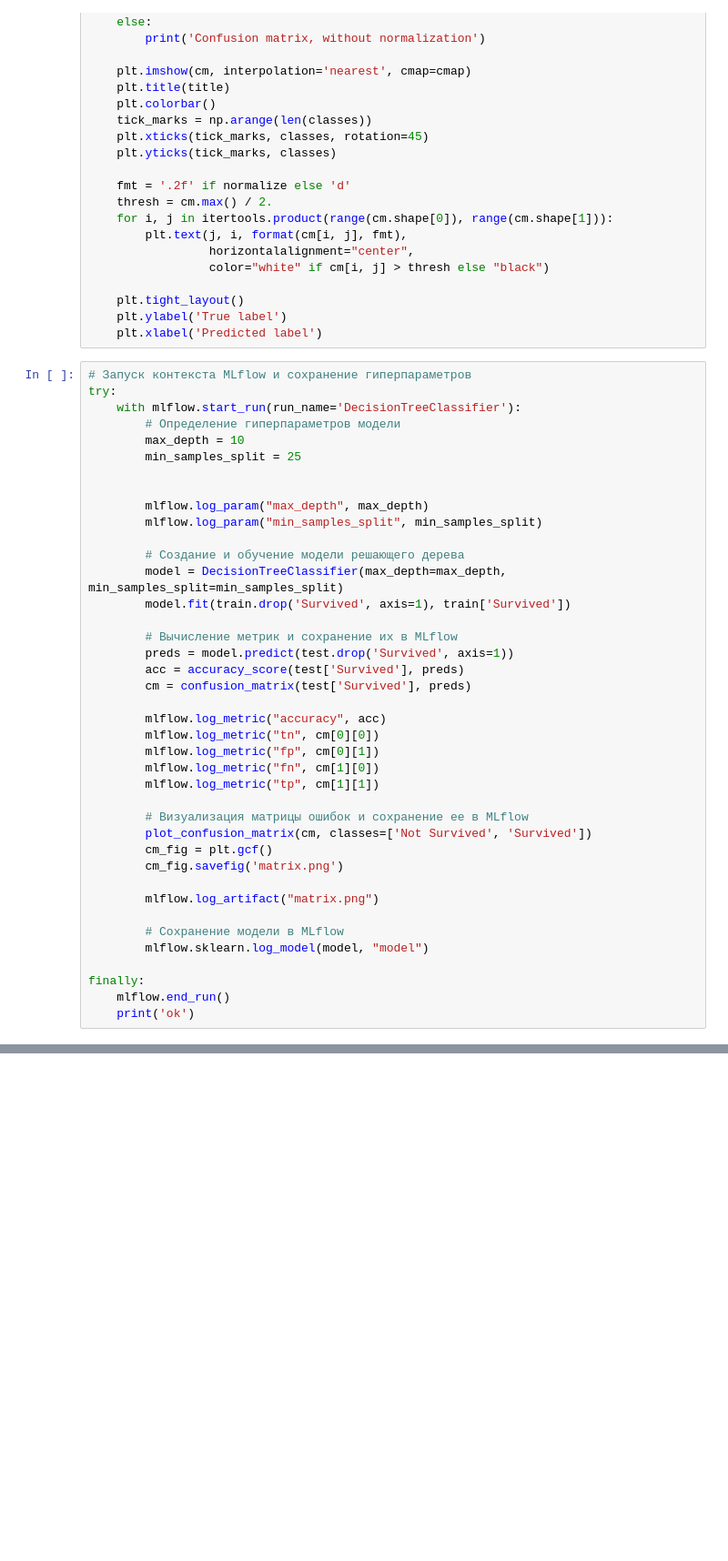
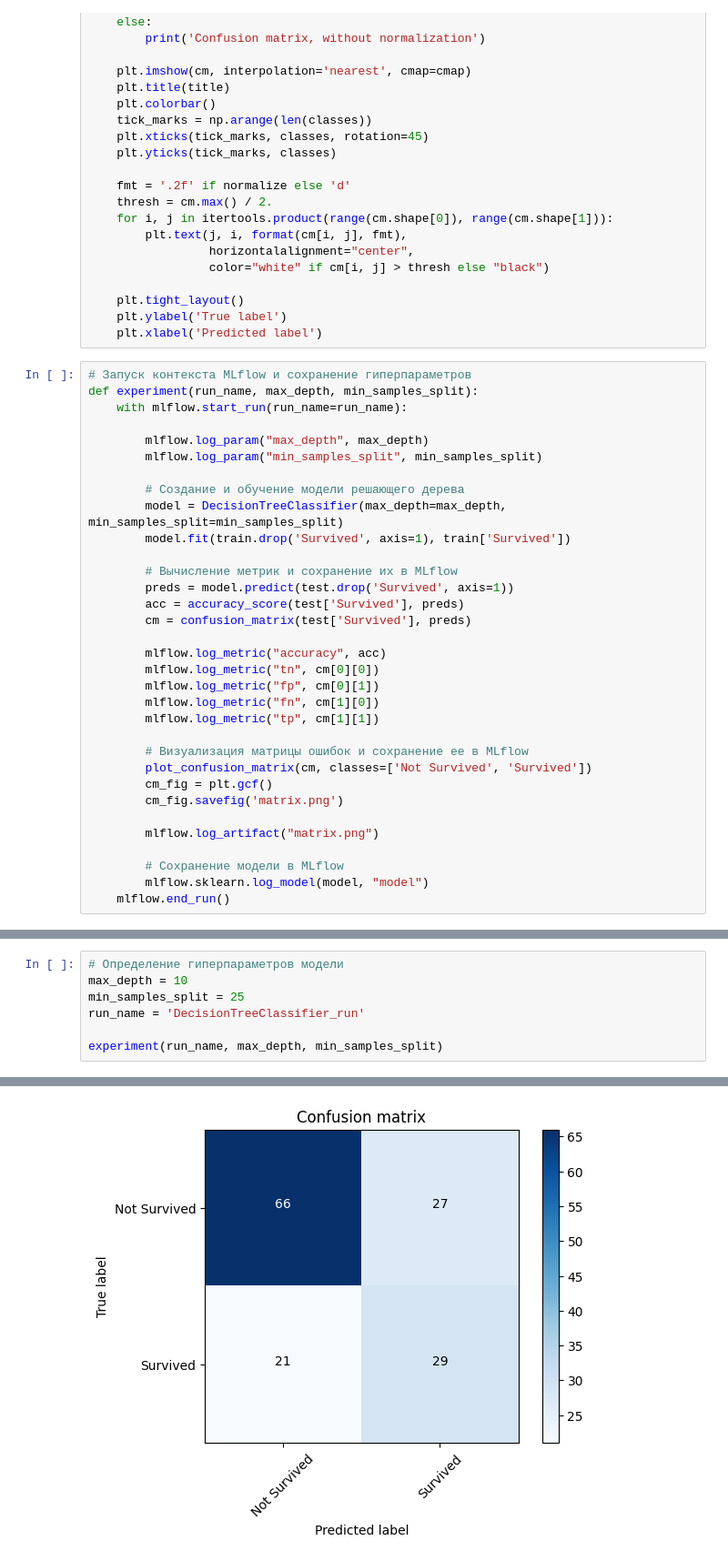
Before and after one commit to Koldim2001/MLflow_tracking, a Jupyter notebook: test_mlflow_sklearn.ipynb, the cells around one changed output, grey strips where cells are left out. Shown at 91% size. Cells and saved outputs as stored; diff of their text form; blank space fills up the shorter version.

```diff
--- a/test_mlflow_sklearn.ipynb
+++ b/test_mlflow_sklearn.ipynb
@@ -77,12 +81,8 @@ def plot_confusion_matrix(cm, classes,
     plt.xlabel('Predicted label')
 # %%
 # Запуск контекста MLflow и сохранение гиперпараметров
-try:
-    with mlflow.start_run(run_name='DecisionTreeClassifier'):
-        # Определение гиперпараметров модели
-        max_depth = 10
-        min_samples_split = 25
-
+def experiment(run_name, max_depth, min_samples_split):
+    with mlflow.start_run(run_name=run_name):
 
         mlflow.log_param("max_depth", max_depth)
         mlflow.log_param("min_samples_split", min_samples_split)
@@ -111,7 +111,4 @@ try:
 
         # Сохранение модели в MLflow
         mlflow.sklearn.log_model(model, "model")
-
-finally:
     mlflow.end_run()
-    print('ok')
@@ -124,0 +115,8 @@ ok
+# %%
+# Определение гиперпараметров модели
+max_depth = 10
+min_samples_split = 25
+run_name = 'DecisionTreeClassifier_run'
+
+experiment(run_name, max_depth, min_samples_split)
+# %% [output]
@@ -124,0 +127 @@ ok
+[figure, added]
```
Also changed, not shown: parts of 5 cells of this notebook, 1 other file.
